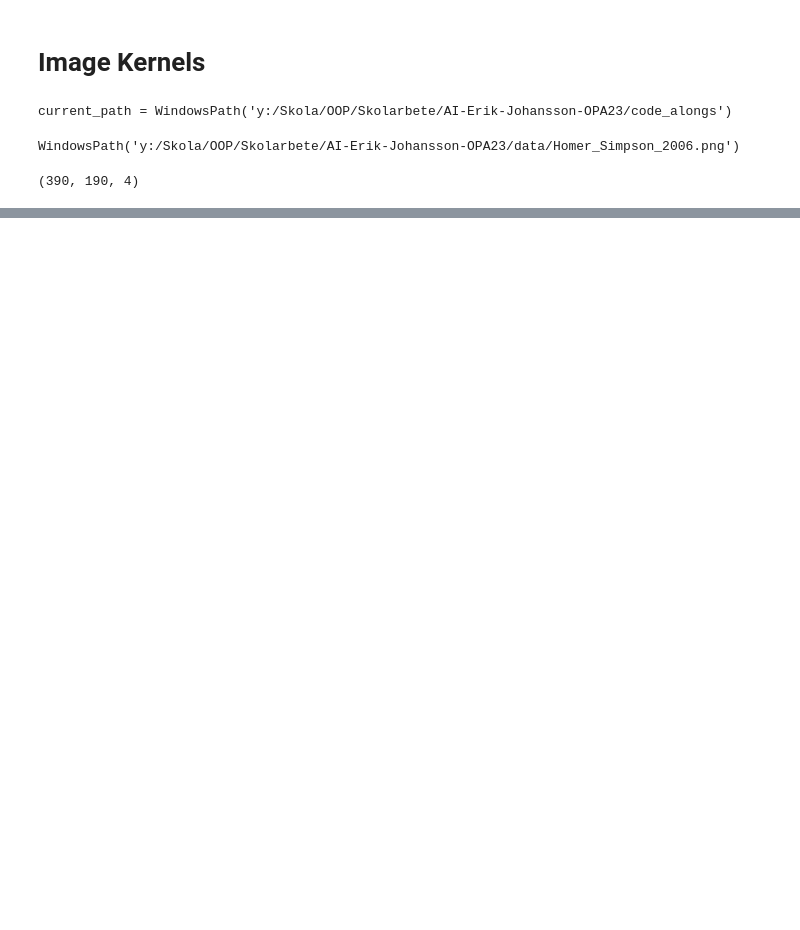
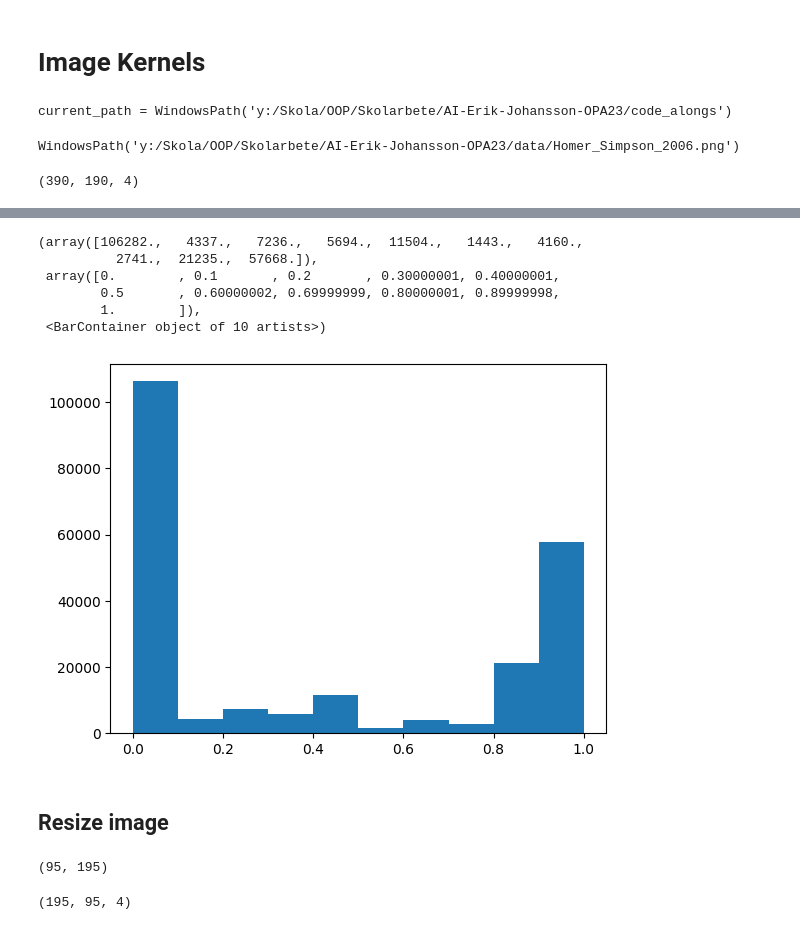
Before and after one commit to LordOfTurtles/AI-Erik-Johansson-OPA23, a Jupyter notebook: code_alongs/Lec09_image_kernels.ipynb, the cells around one changed output, grey strips where cells are left out. Cells and saved outputs as stored; diff of their text form; code cells hidden in the pictures; blank space fills up the shorter version.

Commit message:
code alongs image processing done

```diff
--- a/code_alongs/Lec09_image_kernels.ipynb
+++ b/code_alongs/Lec09_image_kernels.ipynb
@@ -28,0 +47,25 @@ plt.imshow(image)
+# %%
+plt.hist(image[...,:3].flatten())
+# %% [output]
+(array([106282.,   4337.,   7236.,   5694.,  11504.,   1443.,   4160.,
+          2741.,  21235.,  57668.]),
+ array([0.        , 0.1       , 0.2       , 0.30000001, 0.40000001,
+        0.5       , 0.60000002, 0.69999999, 0.80000001, 0.89999998,
+        1.        ]),
+ <BarContainer object of 10 artists>)
+[figure, added]
+# %% [markdown]
+## Resize image
+# %%
+resize_factor = .5
+
+# cv2 uses x,y for resizing
+new_size = int(image.shape[1]*resize_factor), int(image.shape[0]*resize_factor)
+new_size
+# %% [output]
+(95, 195)
+# %%
+resized_image = cv2.resize(image, new_size)
+resized_image.shape
+# %% [output]
+(195, 95, 4)
```
Also changed, not shown: parts of 10 cells of this notebook, 1 other file.
